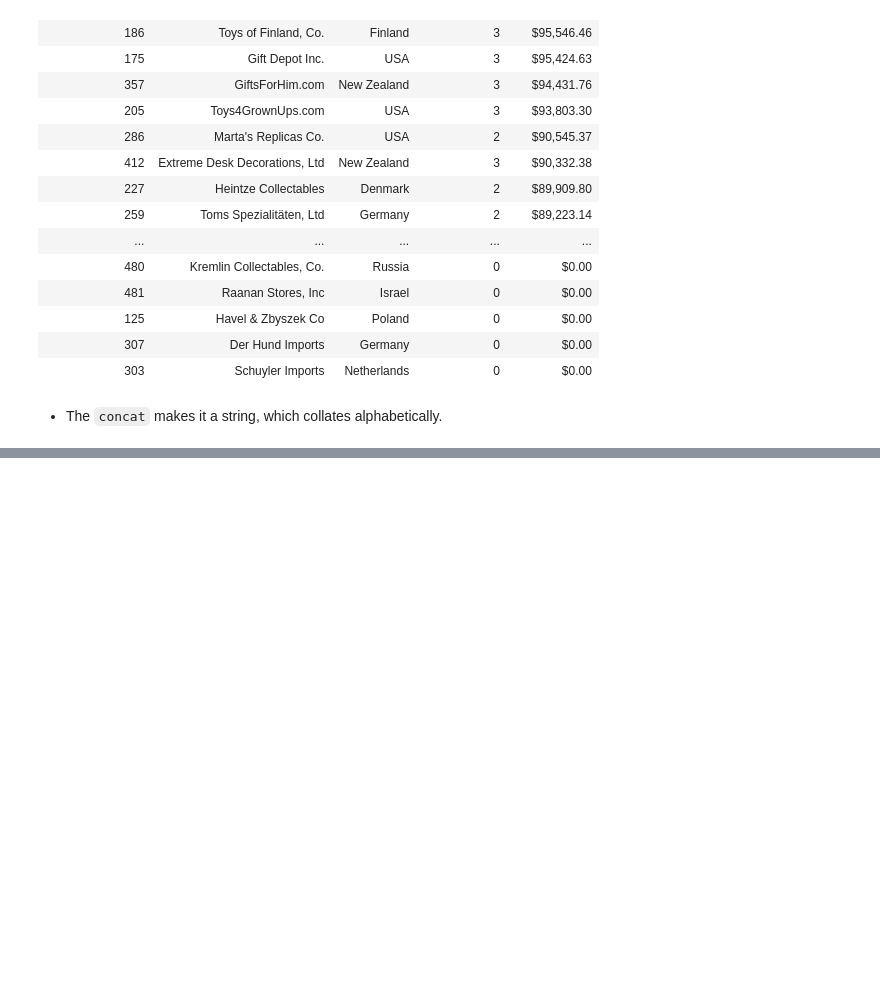
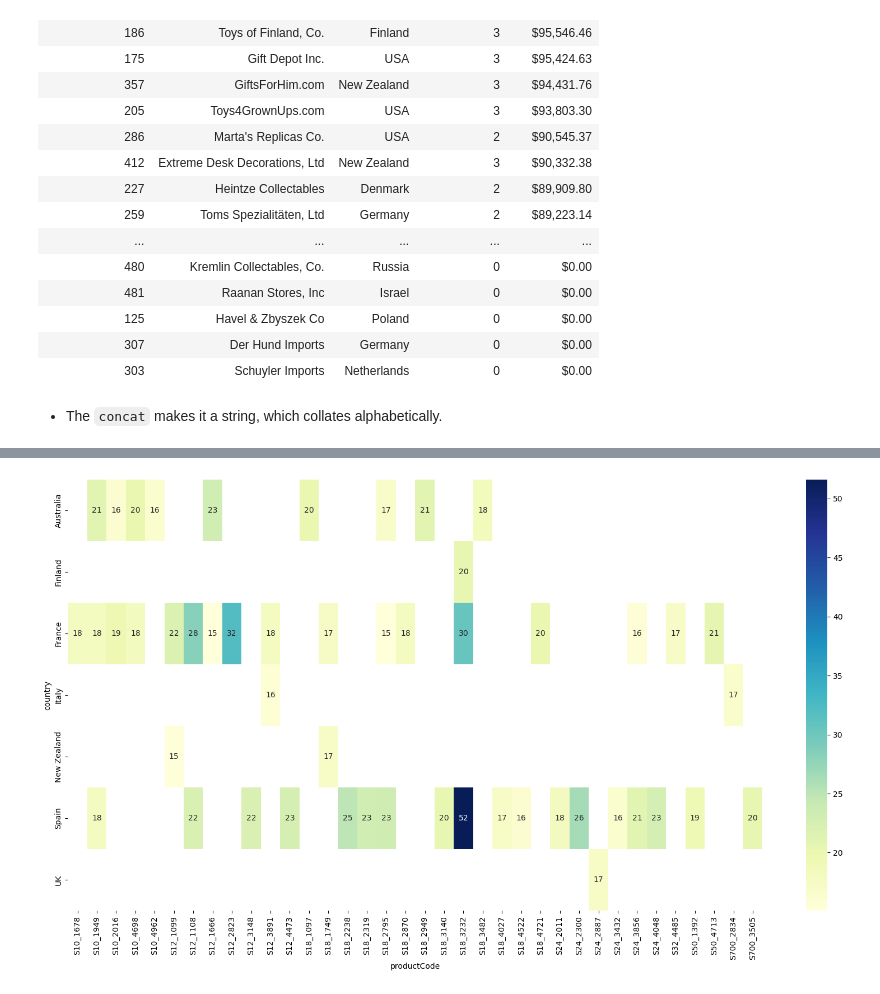
Before and after one commit to donald-f-ferguson/W4111-Intro-to-Databases-Spring-2024, a Jupyter notebook: Lectures/s-2024-Lecture-3/S24_W4111_Lecture_3_Examples.ipynb, the cells around one changed output, grey strips where cells are left out. Saved outputs shown, nothing was run; the diff lists cells and outputs as text; code cells hidden in the pictures; blank space fills up the shorter version.

```diff
--- a/Lectures/s-2024-Lecture-3/S24_W4111_Lecture_3_Examples.ipynb
+++ b/Lectures/s-2024-Lecture-3/S24_W4111_Lecture_3_Examples.ipynb
@@ -287,0 +321,2 @@ order by total_revenue desc;
+# %%
+cpr_df = country_product_revenue.DataFrame()
@@ -287,0 +347,8 @@ order by total_revenue desc;
+# %%
+pivoted = cpr_df.pivot_table(index="country", columns="productCode", values="revenue")
+# %%
+plt.figure(figsize = (20,10))
+sns.heatmap(pivoted, cmap="YlGnBu", annot=True, fmt="0.0f")
+plt.show()
+# %% [output]
+[figure, added]
```
Also changed, not shown: parts of 5 cells of this notebook.
